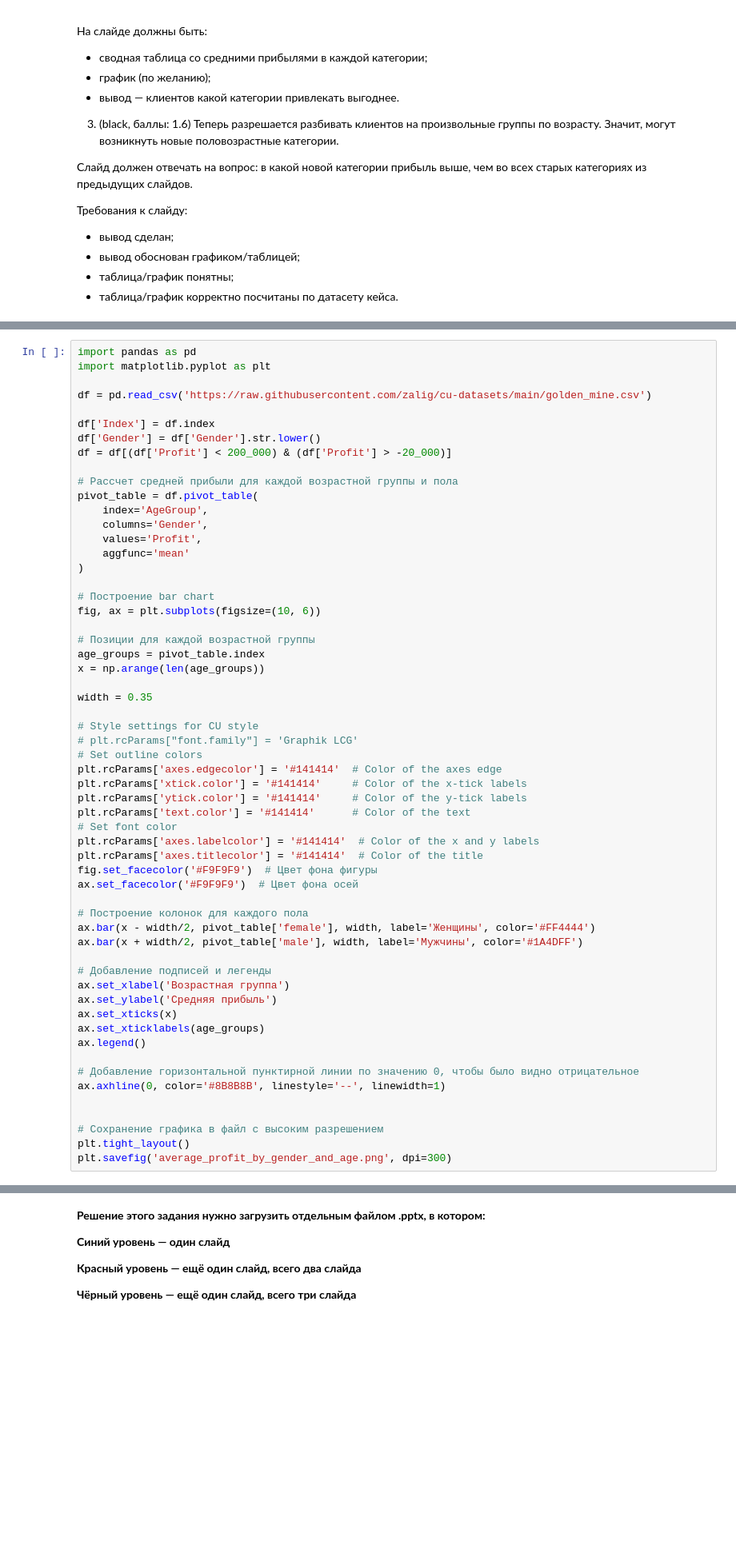
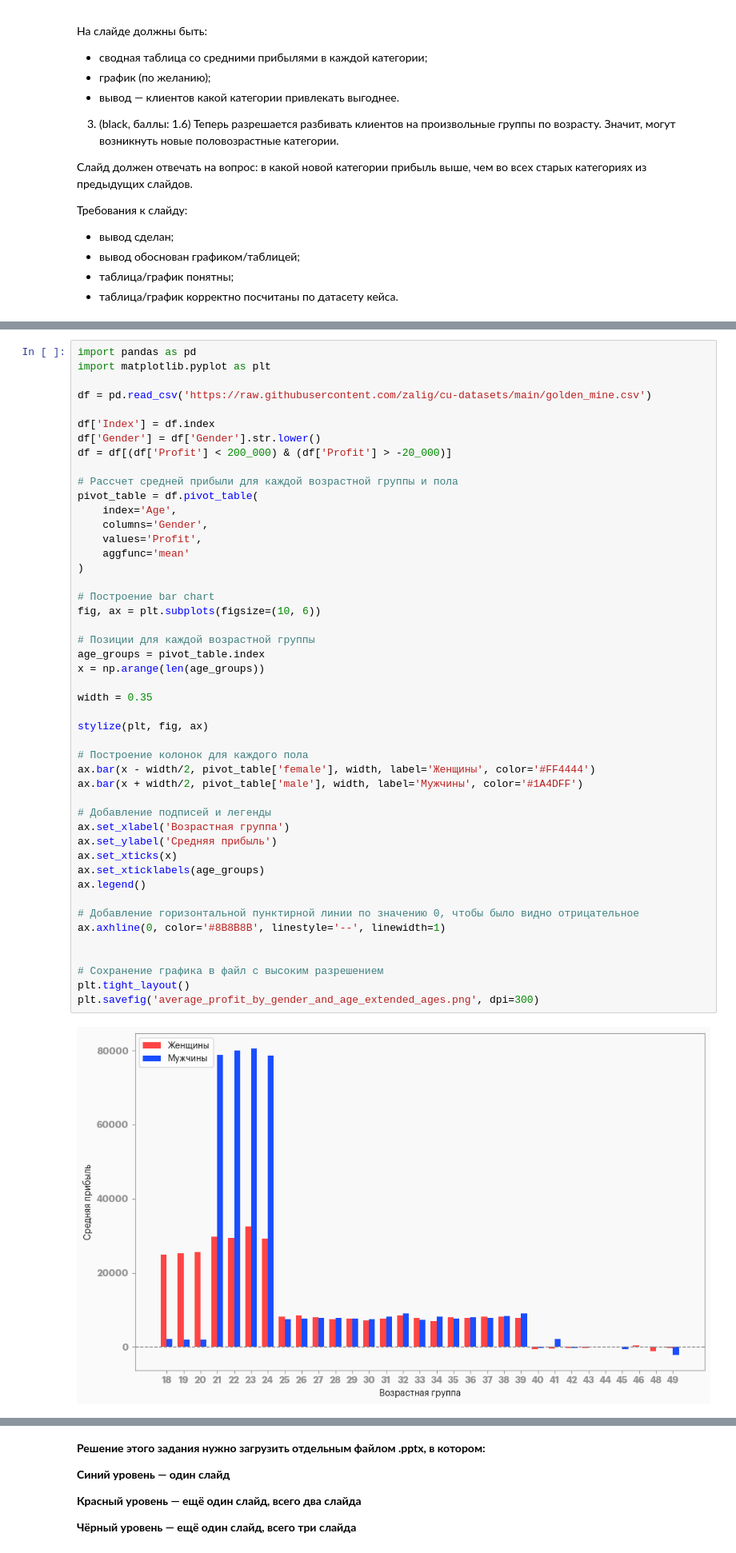
Before and after one commit to stakancheck/cu-colab-statistic, a Jupyter notebook: stats-black/week02/ДЗ_02_Суханов_Артём.ipynb, the cells around one changed output, grey strips where cells are left out. Shown at 80% size. Cells and saved outputs as stored; diff of their text form; blank space fills up the shorter version.

```diff
--- a/stats-black/week02/ДЗ_02_Суханов_Артём.ipynb
+++ b/stats-black/week02/ДЗ_02_Суханов_Артём.ipynb
@@ -459,52 +512,43 @@ df = df[(df['Profit'] < 200_000) & (df['Profit'] > -20_000)]
 
 # Рассчет средней прибыли для каждой возрастной группы и пола
 pivot_table = df.pivot_table(
-    index='AgeGroup',
+    index='Age',
     columns='Gender',
     values='Profit',
     aggfunc='mean'
 )
 
 # Построение bar chart
 fig, ax = plt.subplots(figsize=(10, 6))
 
 # Позиции для каждой возрастной группы
 age_groups = pivot_table.index
 x = np.arange(len(age_groups))
 
 width = 0.35
 
-# Style settings for CU style
-# plt.rcParams["font.family"] = 'Graphik LCG'
-# Set outline colors
-plt.rcParams['axes.edgecolor'] = '#141414'  # Color of the axes edge
-plt.rcParams['xtick.color'] = '#141414'     # Color of the x-tick labels
-plt.rcParams['ytick.color'] = '#141414'     # Color of the y-tick labels
-plt.rcParams['text.color'] = '#141414'      # Color of the text
-# Set font color
-plt.rcParams['axes.labelcolor'] = '#141414'  # Color of the x and y labels
-plt.rcParams['axes.titlecolor'] = '#141414'  # Color of the title
-fig.set_facecolor('#F9F9F9')  # Цвет фона фигуры
-ax.set_facecolor('#F9F9F9')  # Цвет фона осей
+stylize(plt, fig, ax)
 
 # Построение колонок для каждого пола
 ax.bar(x - width/2, pivot_table['female'], width, label='Женщины', color='#FF4444')
 ax.bar(x + width/2, pivot_table['male'], width, label='Мужчины', color='#1A4DFF')
 
 # Добавление подписей и легенды
 ax.set_xlabel('Возрастная группа')
 ax.set_ylabel('Средняя прибыль')
 ax.set_xticks(x)
 ax.set_xticklabels(age_groups)
 ax.legend()
 
 # Добавление горизонтальной пунктирной линии по значению 0, чтобы было видно отрицательное
 ax.axhline(0, color='#8B8B8B', linestyle='--', linewidth=1)
 
 
 # Сохранение графика в файл с высоким разрешением
 plt.tight_layout()
-plt.savefig('average_profit_by_gender_and_age.png', dpi=300)
+plt.savefig('average_profit_by_gender_and_age_extended_ages.png', dpi=300)
+# %% [output]
+[figure, added]
 # %%
 import pandas as pd
 import matplotlib.pyplot as plt
```
Also changed, not shown: parts of 11 cells of this notebook, 11 other files.
